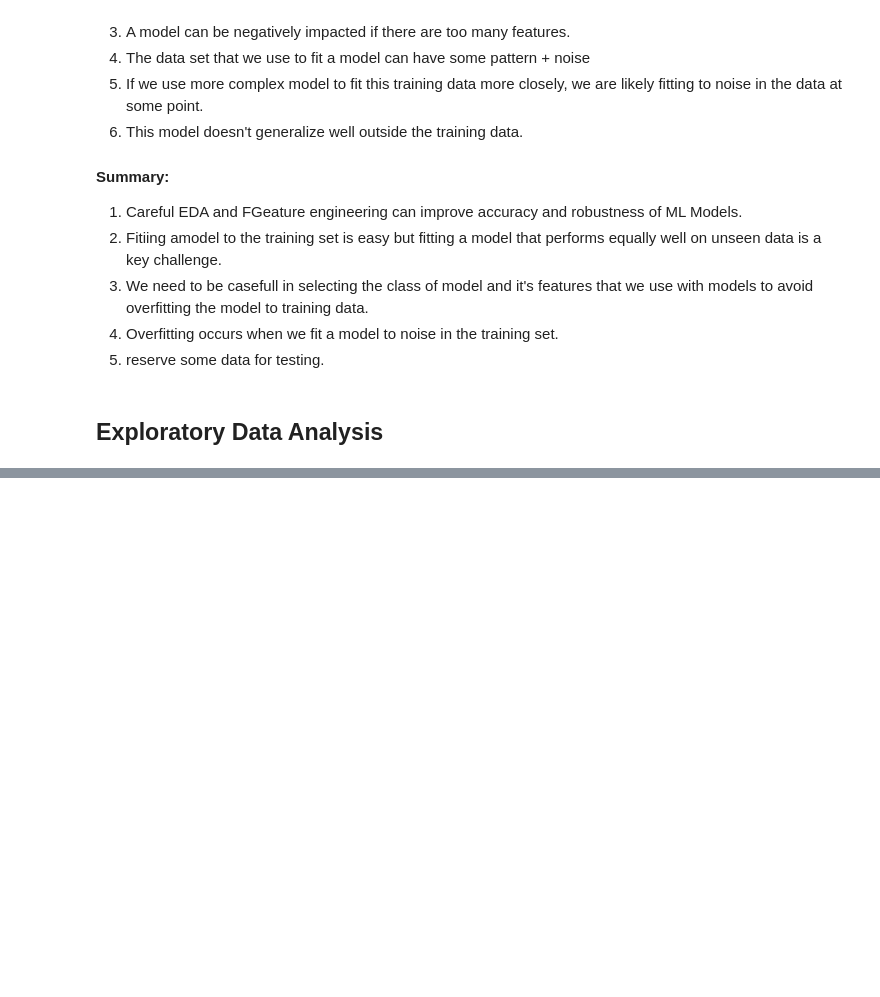
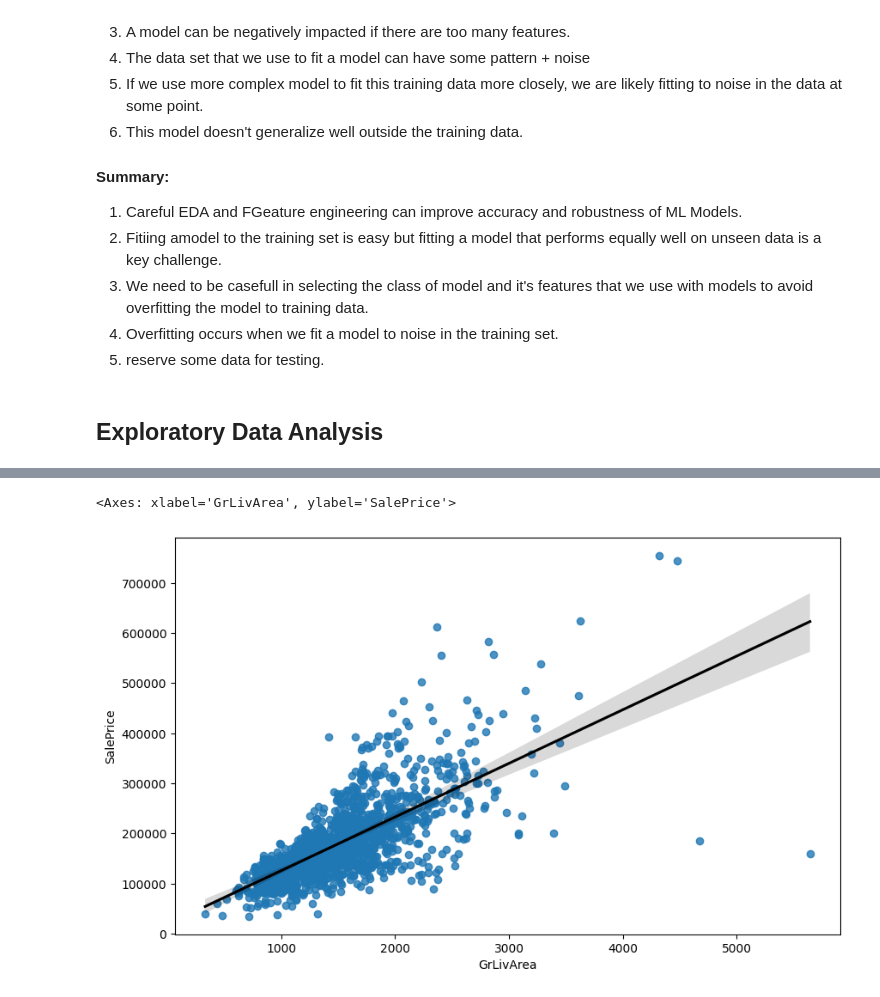
Before and after one commit to kk-shetty/data_science_ik, a Jupyter notebook: class_notes/eda_feature_engineering.ipynb, the cells around one changed output, grey strips where cells are left out. Saved outputs shown, nothing was run; the diff lists cells and outputs as text; code cells hidden in the pictures; blank space fills up the shorter version.

```diff
--- a/class_notes/eda_feature_engineering.ipynb
+++ b/class_notes/eda_feature_engineering.ipynb
@@ -32,0 +260,7 @@ ModuleNotFoundError: No module named 'google.colab'
+# %%
+# Scatter with regression lines  Plot to see how Living area relates to Sale Price
+plt.figure(figsize=(10,6))
+sns.regplot(df,x='GrLivArea', y='SalePrice', line_kws=dict(color='k'))
+# %% [output]
+<Axes: xlabel='GrLivArea', ylabel='SalePrice'>
+[figure, added]
```
Also changed, not shown: parts of 69 cells of this notebook.
